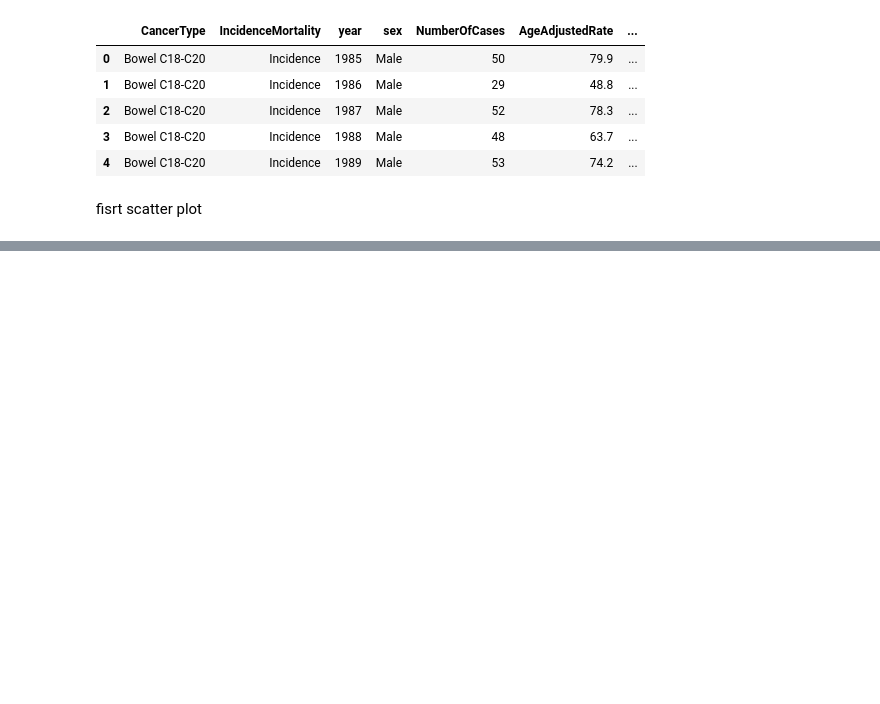
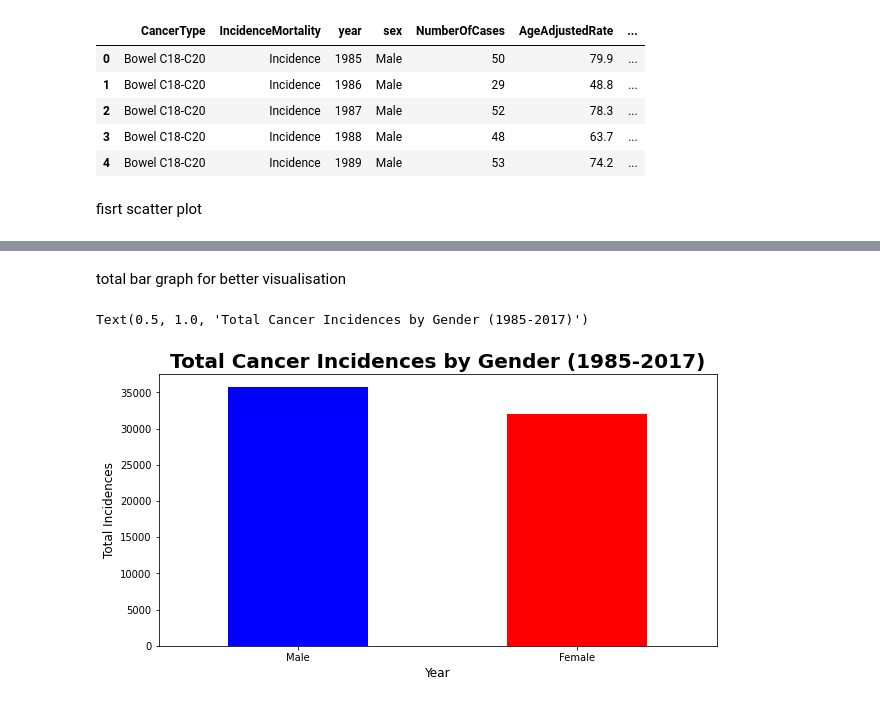
Before and after one commit to RowanSakoulas/data_project, a Jupyter notebook: cancer2.ipynb, the cells around one changed output, grey strips where cells are left out. Drawn from its saved outputs; the diff is of its cells as text; code cells hidden in the pictures; blank space fills up the shorter version.

```diff
--- a/cancer2.ipynb
+++ b/cancer2.ipynb
@@ -72,0 +93,24 @@ plt.legend(['Bowel', 'Lung', 'Melanoma', 'Breast', 'Prostate'])
+# %% [markdown]
+total bar graph for better visualisation
+# %%
+#adding male incidences
+cancer_allmale = cancer_data[cancer_data['IncidenceMortality_Sex'].isin(['Incidence Male'])]
+cancer_malesum = cancer_allmale['NumberOfCases'].sum()
+
+#adding female incidences
+cancer_allfemale = cancer_data[cancer_data['IncidenceMortality_Sex'].isin(['Incidence Female'])]
+cancer_femalesum = cancer_allfemale['NumberOfCases'].sum()
+
+#making the bar graph
+bar_data = {"Gender":["Male", "Female"],
+        "Total Incidences":[cancer_malesum, cancer_femalesum]}
+
+dataFrame = pd.DataFrame(data=bar_data)
+
+dataFrame.plot.bar(x="Gender", y="Total Incidences", rot=0, title="Cancer Incidences by Gender", color=("Blue", "Red"), legend=False)
+plt.xlabel('Year', fontsize = 12)
+plt.ylabel('Total Incidences', fontsize = 12)
+plt.title('Total Cancer Incidences by Gender (1985-2017)', fontsize = 20, fontweight = "bold")
+# %% [output]
+Text(0.5, 1.0, 'Total Cancer Incidences by Gender (1985-2017)')
+[figure, added]
```
Also changed, not shown: parts of 3 cells of this notebook.
